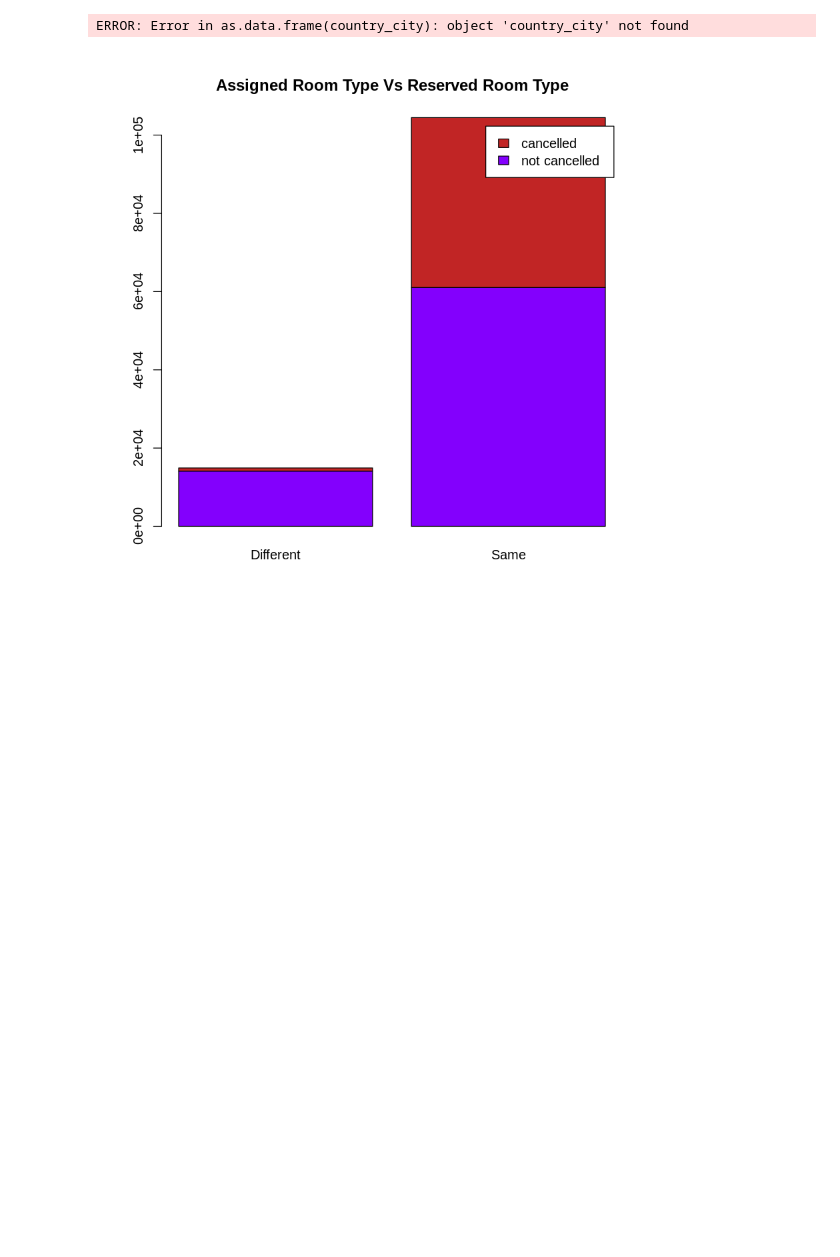
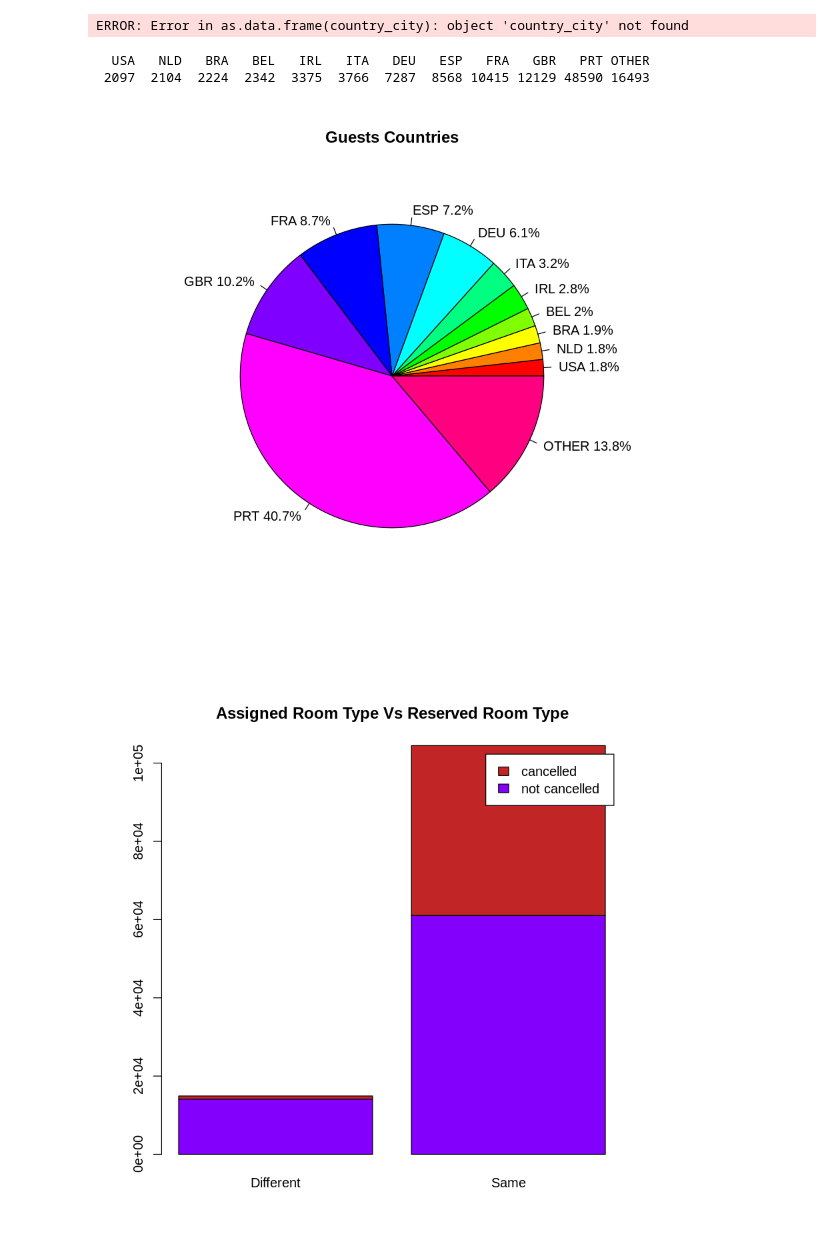
Before and after one commit to IslamAhmed1092/hotel-booking-demand-analysis, a Jupyter notebook: Analysis.ipynb, the cells around one changed output. Drawn from its saved outputs; the diff is of its cells as text; code cells hidden in the pictures; blank space fills up the shorter version.

Commit message:
add countries pie chart and total nights distribution graph

```diff
--- a/Analysis.ipynb
+++ b/Analysis.ipynb
@@ -128,6 +128,24 @@ ggplot(country_city, aes(x = "", y = sort(Freq), colour=Var1, fill= Var1))+
   theme_void()
 # %% [output]
 ERROR: Error in as.data.frame(country_city): object 'country_city' not found
+# %%
+th = 2000
+countries = table(data$country)
+filtered_countries = countries[countries > th]
+filtered_countries = sort(filtered_countries)
+filtered_countries["OTHER"] = sum(countries[countries < th])
+print(filtered_countries)
+
+labels = names(filtered_countries)
+
+pie_percent<- paste(labels, round(100*filtered_countries/sum(filtered_countries), 1), sep=" ")
+pie_percent<- paste(pie_percent, "%", sep="")
+
+pie(filtered_countries, main = "Guests Countries", labels=pie_percent, col = rainbow(length(filtered_countries)))
+# %% [output]
+  USA   NLD   BRA   BEL   IRL   ITA   DEU   ESP   FRA   GBR   PRT OTHER
+ 2097  2104  2224  2342  3375  3766  7287  8568 10415 12129 48590 16493
+[figure, added]
 # %%
 room_types = c("A", "B", "C", "D", "E", "F", "G", "H", "I", "K","L", "P")
 f1 = factor(data$assigned_room_type, levels = room_types)
```
Also changed, not shown: parts of 1 cell of this notebook.
